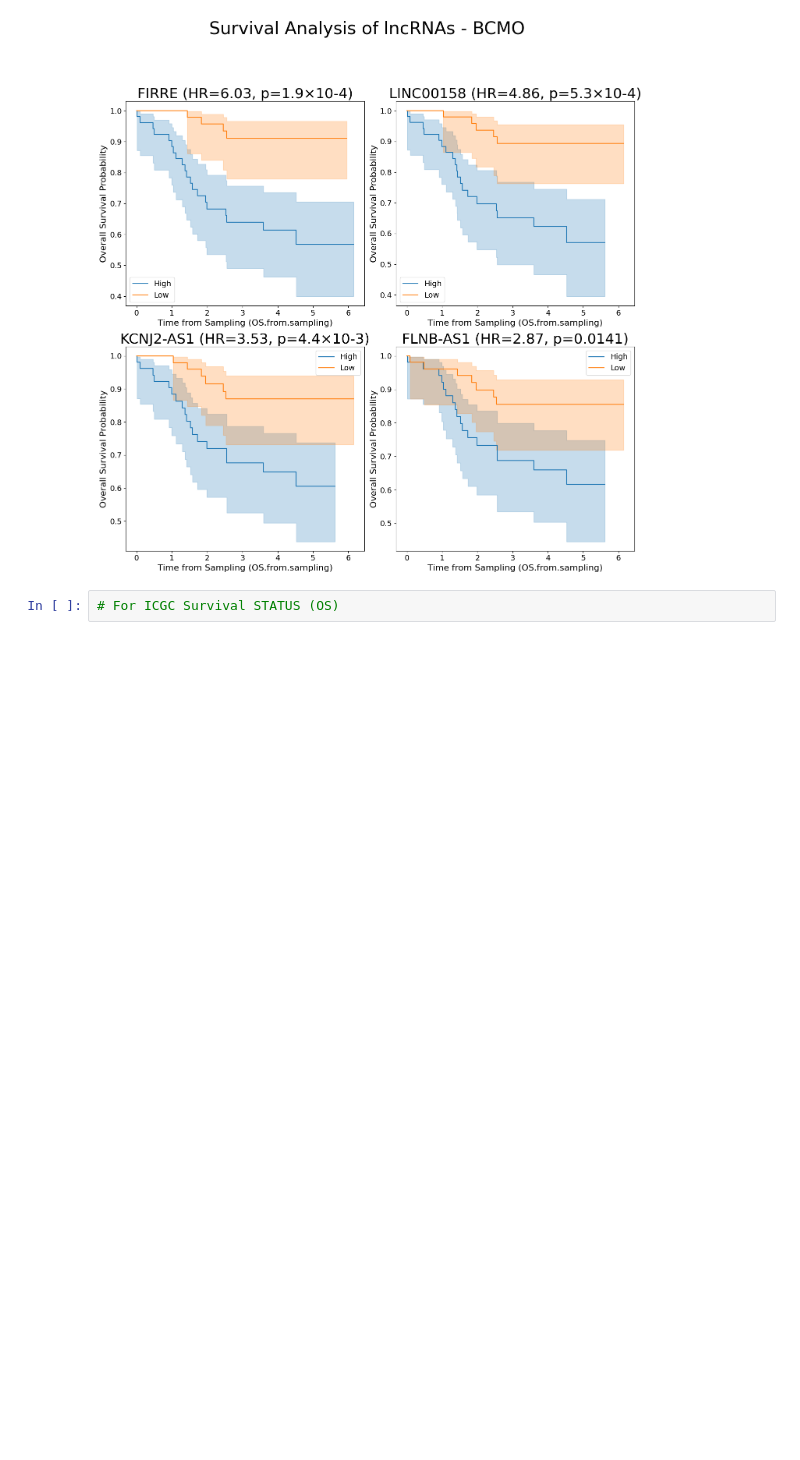
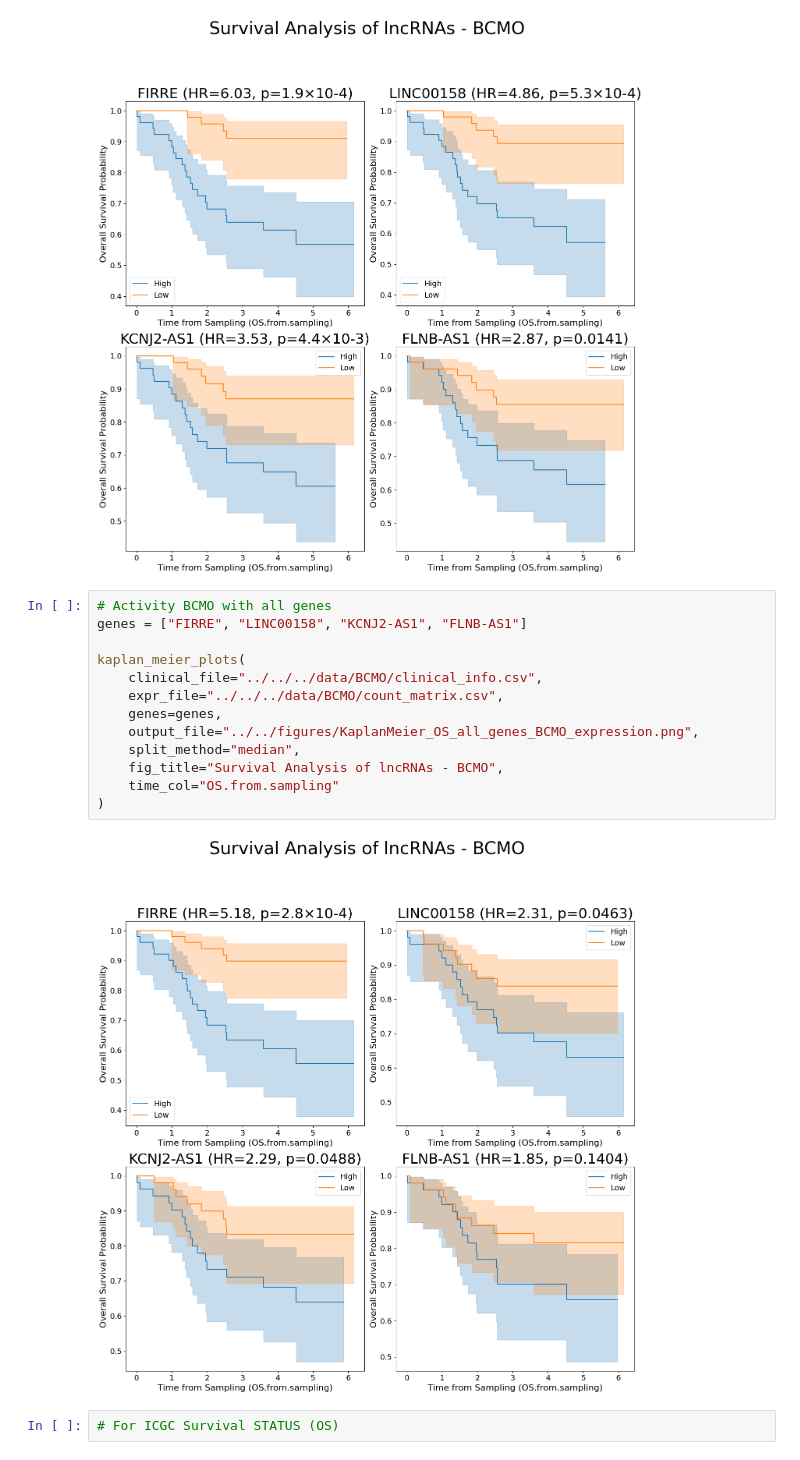
Before and after one commit to BiodataAnalysisGroup/lncAPNet, a Jupyter notebook: Pilot_1_CLL/notebooks/Post-hoc_Analysis/Cleaned_Clinical_covariates.ipynb, the cells around one changed output. Saved outputs shown, nothing was run; the diff lists cells and outputs as text; blank space fills up the shorter version.

```diff
--- a/Pilot_1_CLL/notebooks/Post-hoc_Analysis/Cleaned_Clinical_covariates.ipynb
+++ b/Pilot_1_CLL/notebooks/Post-hoc_Analysis/Cleaned_Clinical_covariates.ipynb
@@ -151,6 +255,21 @@ kaplan_meier_plots(
 )
 # %% [output]
 [figure]
+# %%
+# Activity BCMO with all genes
+genes = ["FIRRE", "LINC00158", "KCNJ2-AS1", "FLNB-AS1"]
+
+kaplan_meier_plots(
+    clinical_file="../../../data/BCMO/clinical_info.csv",
+    expr_file="../../../data/BCMO/count_matrix.csv",
+    genes=genes,
+    output_file="../../figures/KaplanMeier_OS_all_genes_BCMO_expression.png",
+    split_method="median",
+    fig_title="Survival Analysis of lncRNAs - BCMO",
+    time_col="OS.from.sampling"
+)
+# %% [output]
+[figure, added]
 # %%
 # For ICGC Survival STATUS (OS)
 # %%
```
Also changed, not shown: parts of 3 cells of this notebook, 37 other files.
